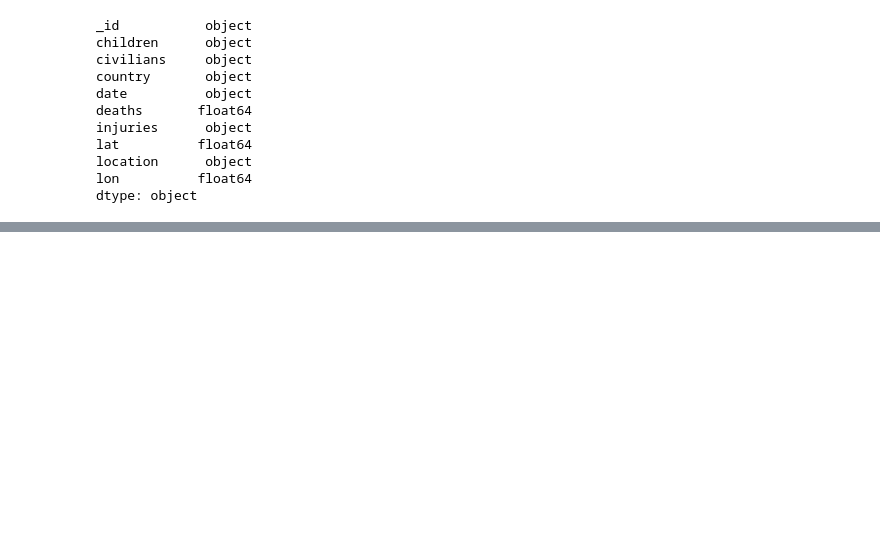
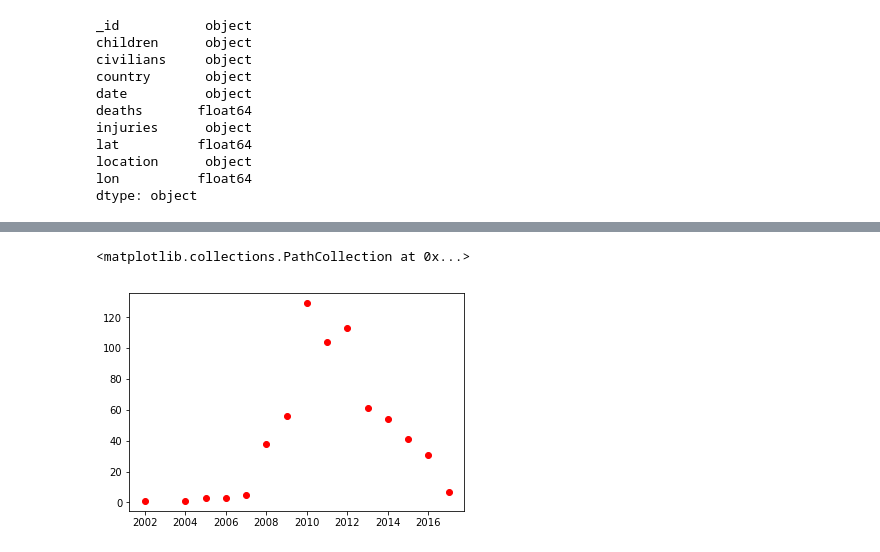
Before and after one commit to Nasdin/Drone-Strike-Visualization, a Jupyter notebook: team-alpha-drone.ipynb, the cells around one changed output, grey strips where cells are left out. Saved outputs shown, nothing was run; the diff lists cells and outputs as text; code cells hidden in the pictures; blank space fills up the shorter version.

```diff
--- a/team-alpha-drone.ipynb
+++ b/team-alpha-drone.ipynb
@@ -237,0 +284,8 @@ Name: date, Length: 647, dtype: object
+# %%
+years = [int(x) for x in drone_df['date'].value_counts().keys()]
+amount = [int(x) for x in drone_df['date'].value_counts()]
+# %%
+plt.scatter(years,amount,color='r')
+# %% [output]
+<matplotlib.collections.PathCollection at 0x...>
+[figure, added]
```
Also changed, not shown: parts of 14 cells of this notebook.
